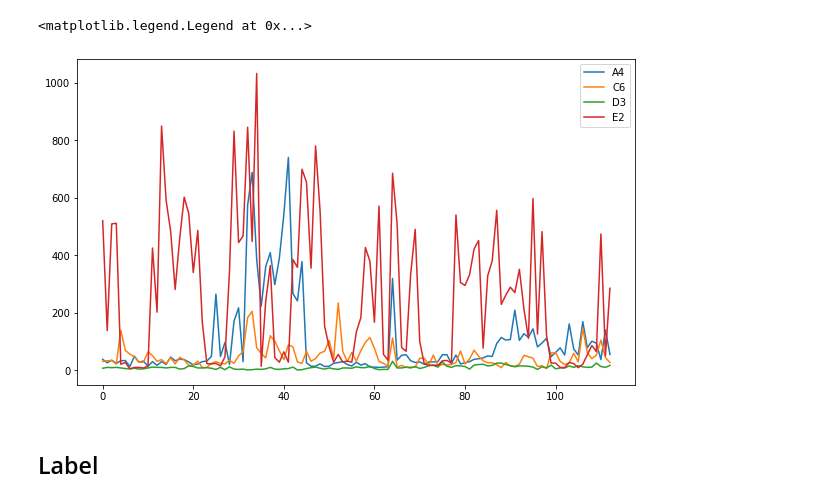
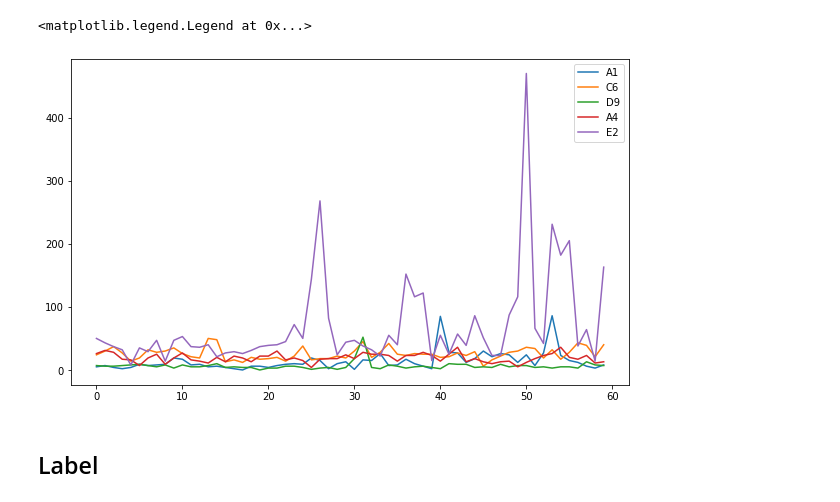
Before and after one commit to PattarapornH/Crab-Molting-Detection, a Jupyter notebook: Molting_crab_tracker.ipynb, the cells around one changed output. Saved outputs shown, nothing was run; the diff lists cells and outputs as text; code cells hidden in the pictures.

Commit message:
import preprocess module

```diff
--- a/Molting_crab_tracker.ipynb
+++ b/Molting_crab_tracker.ipynb
@@ -177,0 +37,11 @@ for key in series:
+# %%
+case = ['Case1_2018_12_29_Camera1_Coor(1_1)','Case2_2018_12_30_Camera1_Coor(4_8)','Case4_2019_01_07_Camera2_Coor(1_4)',
+        'Case6_2019_01_12_Camera2_Coor(4_9)','Case8_2018_10_10_Coor(5_4)','Case9_2018_10_05_Coor(1_4_3_6)','Case10_2018_09_29_Coor(5_2)']
+
+rect_val = [(80,15,38,55,12,15),(80,15,38,55,12,15),(70,15,38,55,11,15),(70,15,38,55,11,15),(70,15,38,55,11,15),
+            (70,15,40,55,11,15),(70,15,40,55,11,15)]
+# %%
+from preprocess import prep
+pre = prep()
+time1 = dict()
+time1 = pre.get_time_series(case[-1],rect_val[-1])
@@ -178,15 +67,15 @@ for key in series:
 # %%
 plt.figure(figsize=(10,6))
-# for key in time_series:
-#   plt.plot(time_series[key],label=key)
-plt.plot(time_series['A4'],label='A4')
-plt.plot(time_series['C6'],label='C6')
-plt.plot(time_series['D3'],label='D3')
-plt.plot(time_series['E2'],label='E2')
+plt.plot(time1['A1'][0],label='A1')
+plt.plot(time1['C6'][0],label='C6')
+plt.plot(time1['D9'][0],label='D9')
+plt.plot(time1['A4'][0],label='A4')
+plt.plot(time1['E2'][0],label='E2')
+
 plt.legend()
 # %% [output]
 <matplotlib.legend.Legend at 0x...>
-[figure, old version]
+[figure, new version]
 # %% [markdown]
 ## Label
 # %%
```
Also changed, not shown: parts of 37 cells of this notebook.
